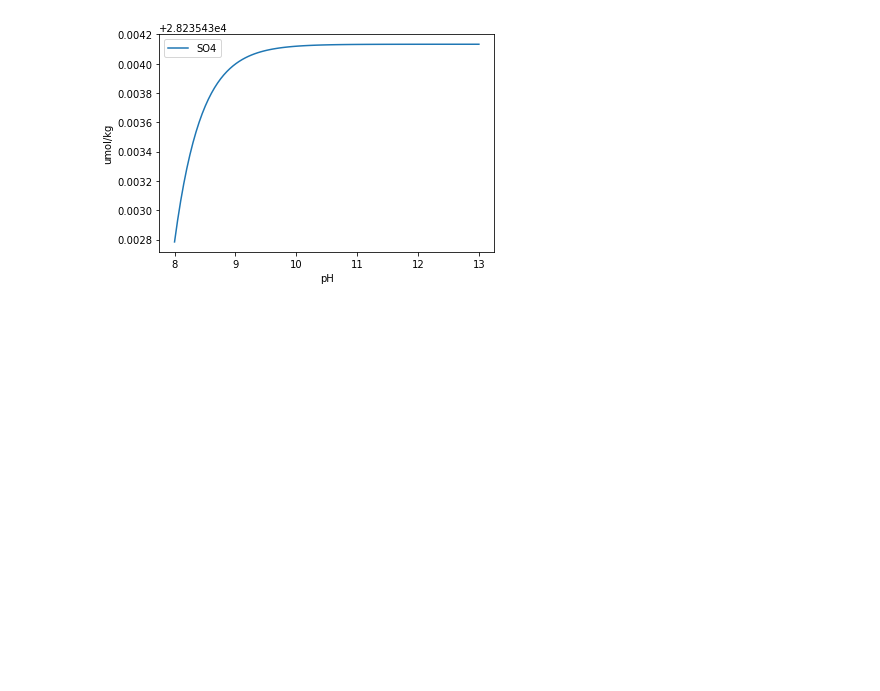
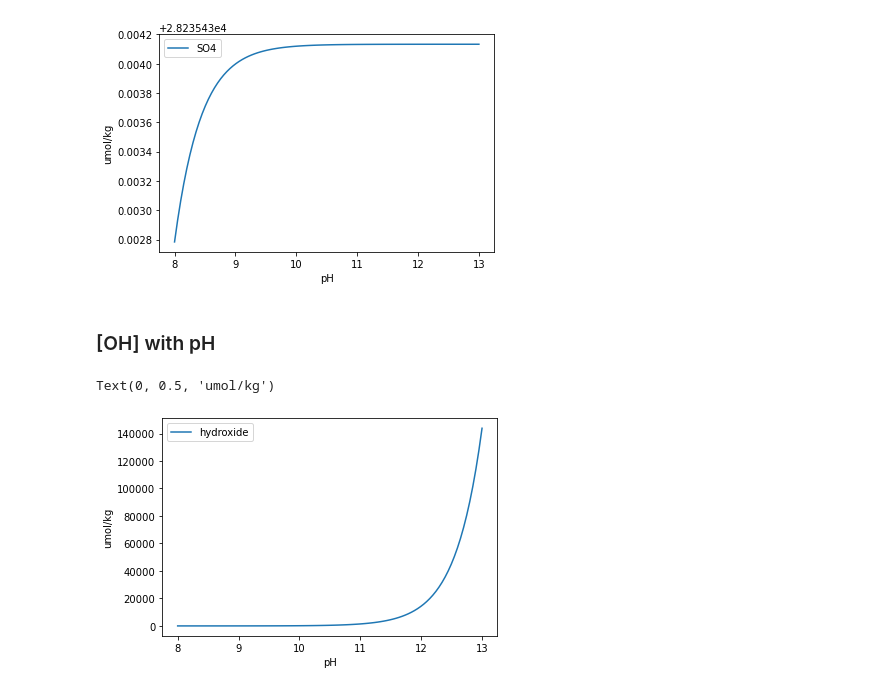
Before and after one commit to PaulHalloran/Jupiter_notebooks_halloran, a Jupyter notebook: SeaCURE_pH_calculatoins.ipynb, the cells around one changed output. Saved outputs shown, nothing was run; the diff lists cells and outputs as text; code cells hidden in the pictures; blank space fills up the shorter version.

```diff
--- a/SeaCURE_pH_calculatoins.ipynb
+++ b/SeaCURE_pH_calculatoins.ipynb
@@ -340,3 +340,13 @@ plt.ylabel('umol/kg')
 # %% [output]
 Text(0, 0.5, 'umol/kg')
 [figure]
+# %% [markdown]
+### [OH] with pH
+# %%
+plt.plot(output.pH,output.hydroxide,label='hydroxide')
+plt.legend()
+plt.xlabel('pH')
+plt.ylabel('umol/kg')
+# %% [output]
+Text(0, 0.5, 'umol/kg')
+[figure, added]
```
Also changed, not shown: parts of 1 cell of this notebook.
